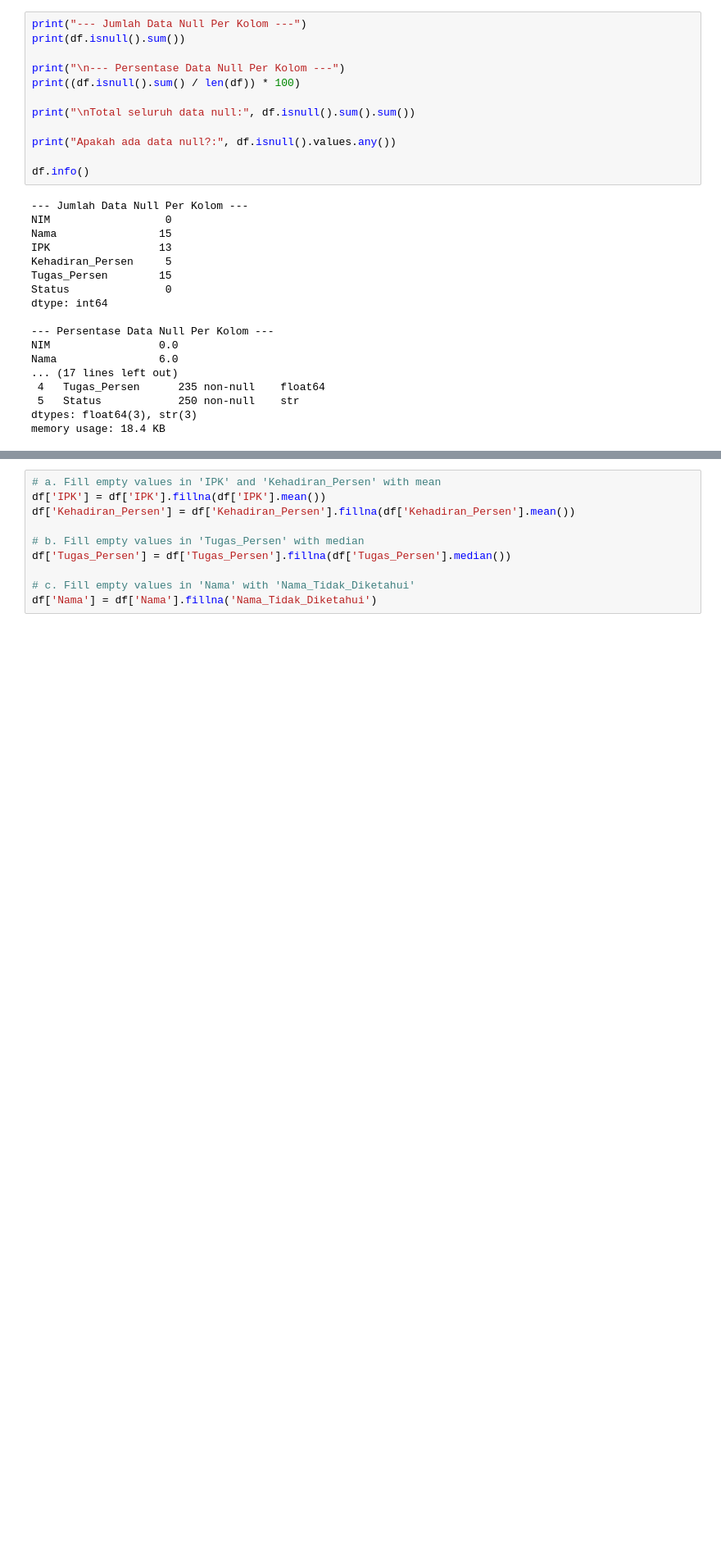
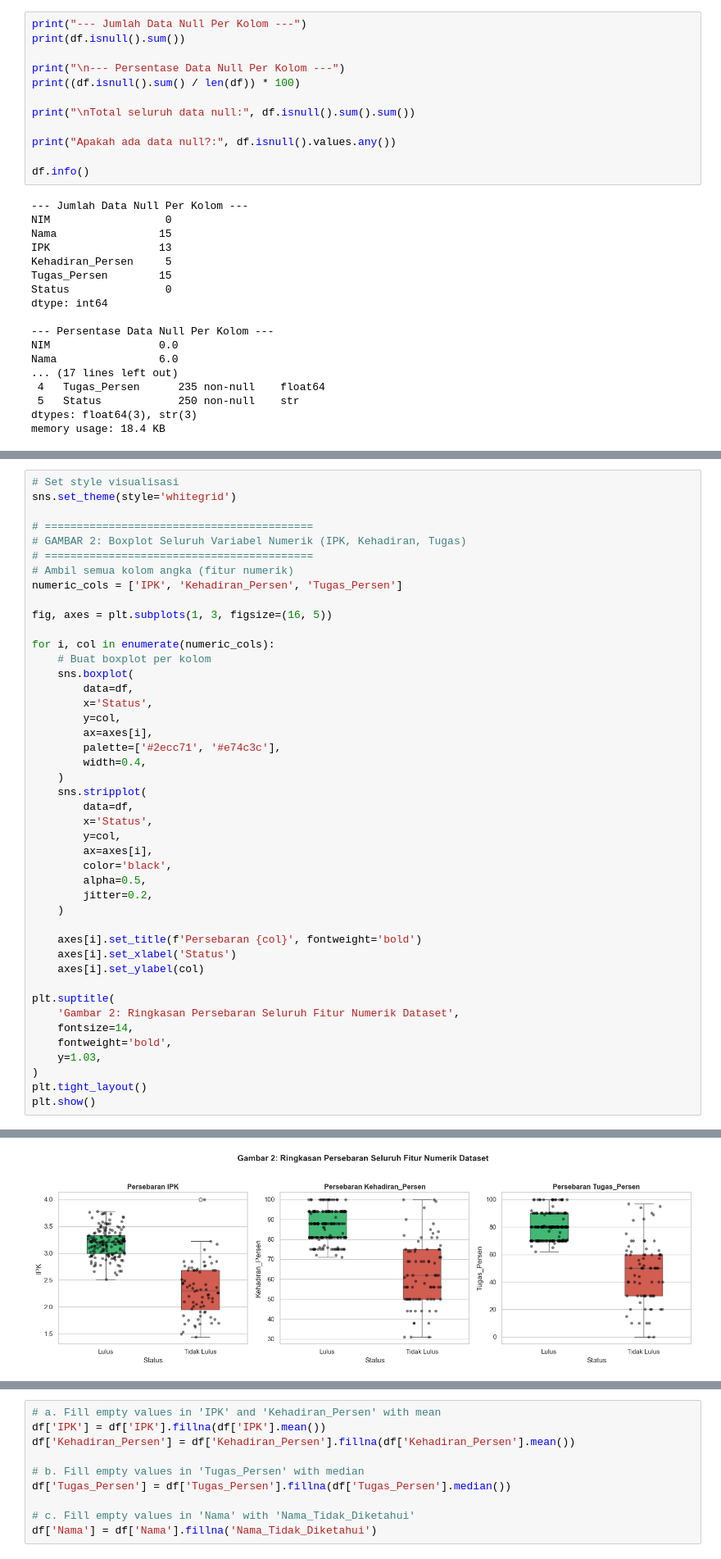
Before and after one commit to MRamadhan000/PRAKTIKUM-PEMBELAJARAN-MESIN, a Jupyter notebook: m1/m1.1-demo.ipynb, the cells around one changed output, grey strips where cells are left out. Shown at 82% size. Drawn from its saved outputs; the diff is of its cells as text; blank space fills up the shorter version.

```diff
--- a/m1/m1.1-demo.ipynb
+++ b/m1/m1.1-demo.ipynb
@@ -79,0 +102,45 @@ memory usage: 18.4 KB
+# %%
+# Set style visualisasi
+sns.set_theme(style='whitegrid')
+
+# ==========================================
+# GAMBAR 2: Boxplot Seluruh Variabel Numerik (IPK, Kehadiran, Tugas)
+# ==========================================
+# Ambil semua kolom angka (fitur numerik)
+numeric_cols = ['IPK', 'Kehadiran_Persen', 'Tugas_Persen']
+
+fig, axes = plt.subplots(1, 3, figsize=(16, 5))
+
+for i, col in enumerate(numeric_cols):
+    # Buat boxplot per kolom
+    sns.boxplot(
+        data=df,
+        x='Status',
+        y=col,
+        ax=axes[i],
+        palette=['#2ecc71', '#e74c3c'],
+        width=0.4,
+    )
+    sns.stripplot(
+        data=df,
+        x='Status',
+        y=col,
+        ax=axes[i],
+        color='black',
+        alpha=0.5,
+        jitter=0.2,
+    )
+
+    axes[i].set_title(f'Persebaran {col}', fontweight='bold')
+    axes[i].set_xlabel('Status')
+    axes[i].set_ylabel(col)
+
+plt.suptitle(
+    'Gambar 2: Ringkasan Persebaran Seluruh Fitur Numerik Dataset',
+    fontsize=14,
+    fontweight='bold',
+    y=1.03,
+)
+plt.tight_layout()
+plt.show()
+# %% [output]
@@ -80,3 +158,4 @@ memory usage: 18.4 KB
+[figure, added]
 # %%
 plt.figure(figsize=(6, 4))
 label_col = 'Status' if 'Status' in df.columns else df.columns[-1]
```
Also changed, not shown: parts of 5 cells of this notebook, 2 other files.
